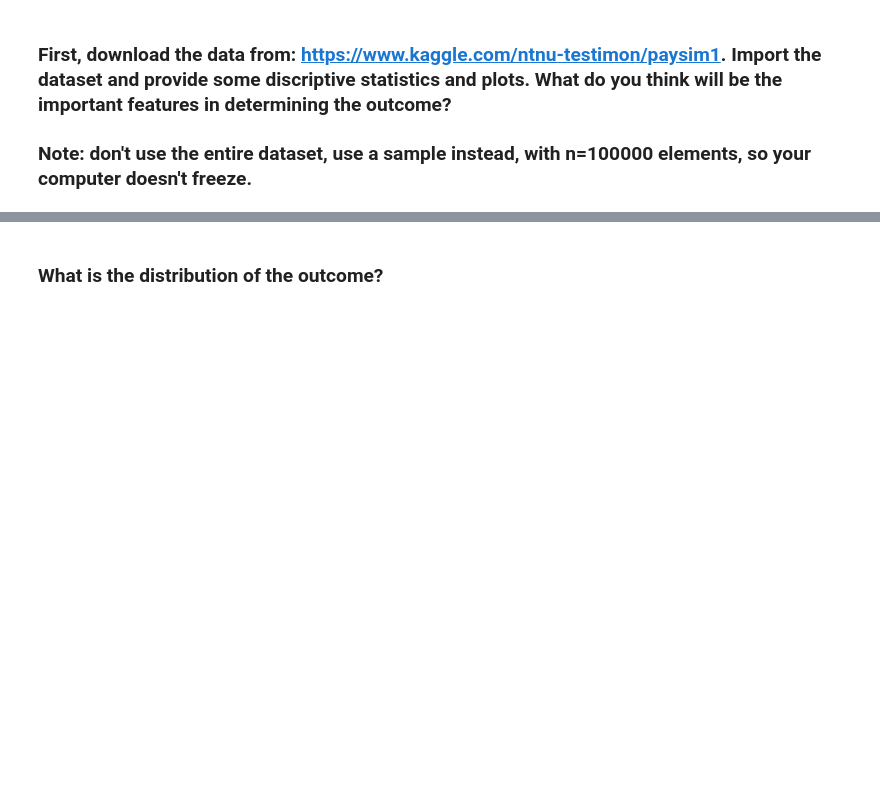
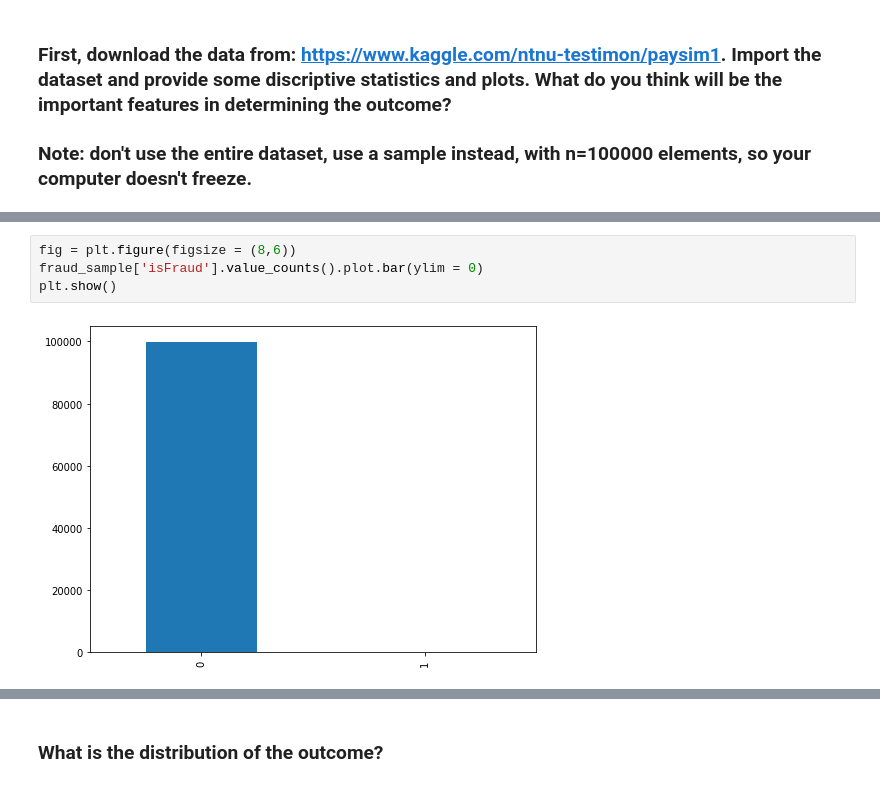
Before and after one commit to ta-data-lis/lab-imbalance, a Jupyter notebook: your-code/lab_imbalance.ipynb, the cells around one changed output, grey strips where cells are left out. Saved outputs shown, nothing was run; the diff lists cells and outputs as text; blank space fills up the shorter version.

```diff
--- a/your-code/lab_imbalance.ipynb
+++ b/your-code/lab_imbalance.ipynb
@@ -13,0 +149,6 @@ Like we disussed in class, when we have noisy data, if we are not careful, we ca
+# %%
+fig = plt.figure(figsize = (8,6))
+fraud_sample['isFraud'].value_counts().plot.bar(ylim = 0)
+plt.show()
+# %% [output]
+[figure, added]
```
Also changed, not shown: parts of 36 cells of this notebook.
